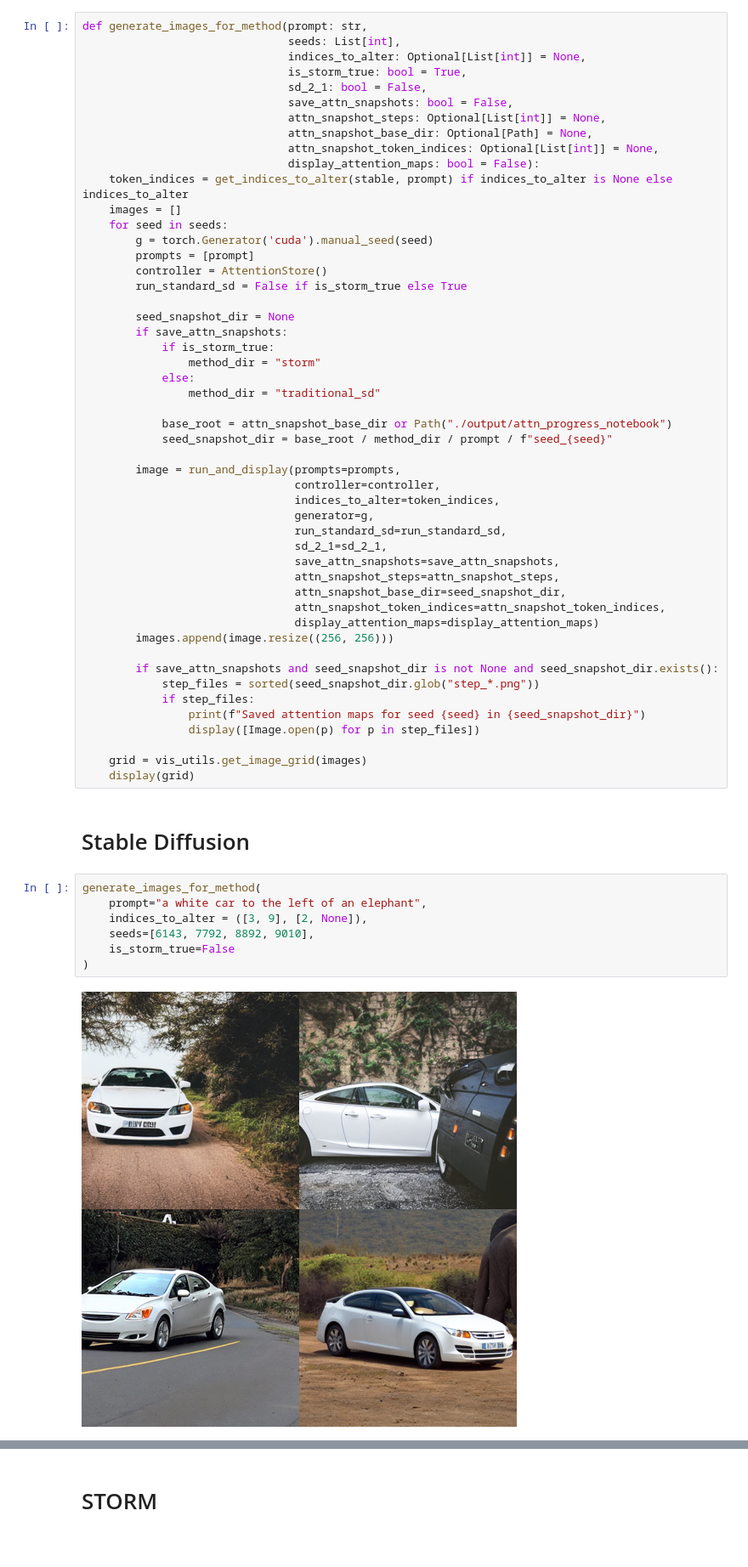
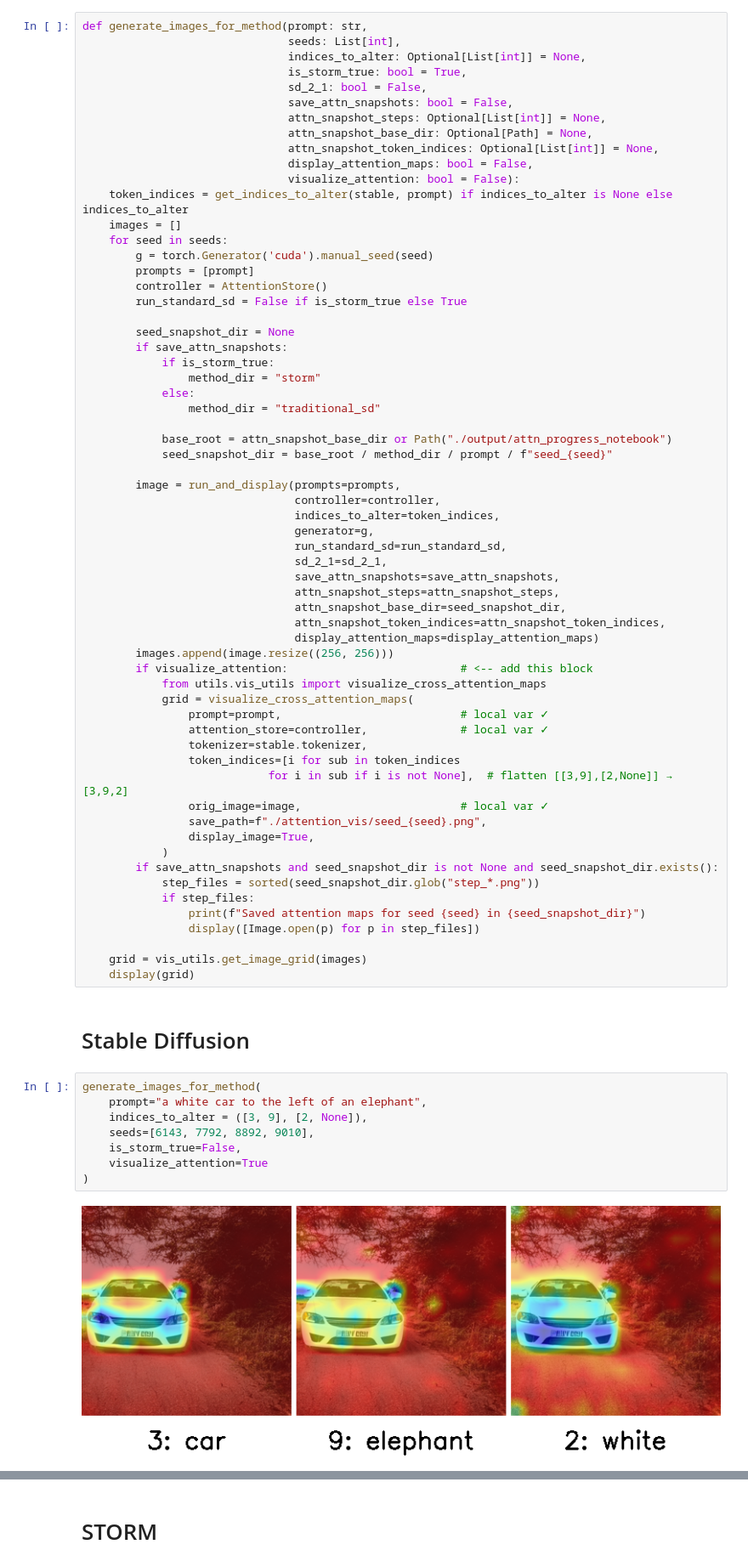
Before and after one commit to NirliptaPande/STORM, a Jupyter notebook: notebooks/demo.ipynb, the cells around one changed output, grey strips where cells are left out. Shown at 85% size. Drawn from its saved outputs; the diff is of its cells as text.

Commit message:
attention matrices in notebook

```diff
--- a/notebooks/demo.ipynb
+++ b/notebooks/demo.ipynb
@@ -87,7 +87,8 @@ def generate_images_for_method(prompt: str,
                                attn_snapshot_steps: Optional[List[int]] = None,
                                attn_snapshot_base_dir: Optional[Path] = None,
                                attn_snapshot_token_indices: Optional[List[int]] = None,
-                               display_attention_maps: bool = False):
+                               display_attention_maps: bool = False,
+                               visualize_attention: bool = False):
     token_indices = get_indices_to_alter(stable, prompt) if indices_to_alter is None else indices_to_alter
     images = []
     for seed in seeds:
@@ -118,7 +119,18 @@ def generate_images_for_method(prompt: str,
                                 attn_snapshot_token_indices=attn_snapshot_token_indices,
                                 display_attention_maps=display_attention_maps)
         images.append(image.resize((256, 256)))
-
+        if visualize_attention:                          # <-- add this block
+            from utils.vis_utils import visualize_cross_attention_maps
+            grid = visualize_cross_attention_maps(
+                prompt=prompt,                           # local var ✓
+                attention_store=controller,              # local var ✓
+                tokenizer=stable.tokenizer,
+                token_indices=[i for sub in token_indices
+                            for i in sub if i is not None],  # flatten [[3,9],[2,None]] → [3,9,2]
+                orig_image=image,                        # local var ✓
+                save_path=f"./attention_vis/seed_{seed}.png",
+                display_image=True,
+            )
         if save_attn_snapshots and seed_snapshot_dir is not None and seed_snapshot_dir.exists():
             step_files = sorted(seed_snapshot_dir.glob("step_*.png"))
             if step_files:
@@ -132,9 +144,10 @@ def generate_images_for_method(prompt: str,
 # %%
 generate_images_for_method(
     prompt="a white car to the left of an elephant",
     indices_to_alter = ([3, 9], [2, None]),
     seeds=[6143, 7792, 8892, 9010],
-    is_storm_true=False
+    is_storm_true=False,
+    visualize_attention=True
 )
 # %% [output]
-[figure, old version]
+[figure, new version]
```
Also changed, not shown: parts of 4 cells of this notebook, 2 other files.
